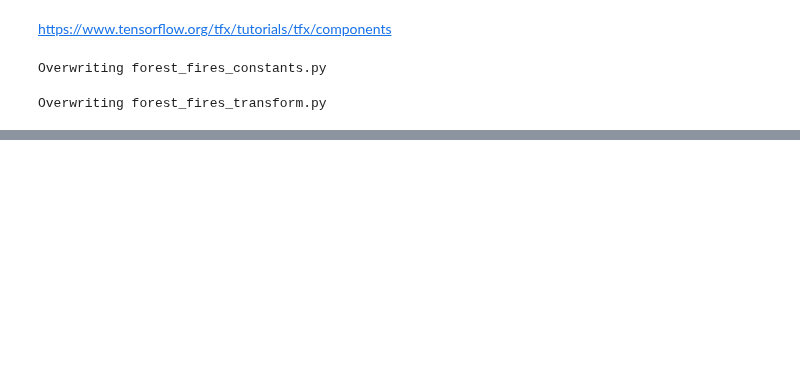
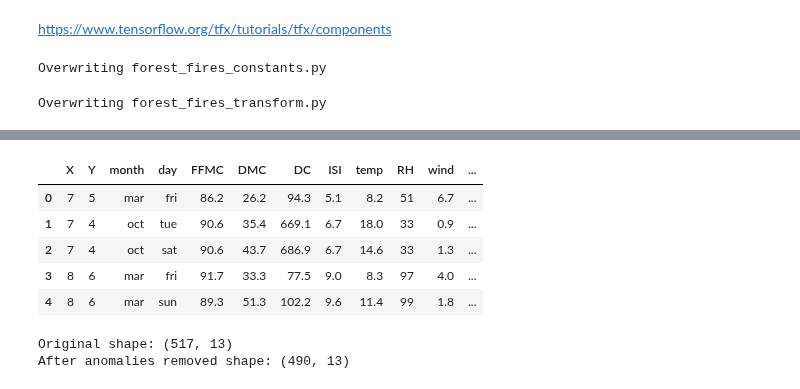
Before and after one commit to thushv89/manning_tf2_in_action, a Jupyter notebook: Ch14/14.1_Productionize_with_tfx.ipynb, the cells around one changed output, grey strips where cells are left out. Drawn from its saved outputs; the diff is of its cells as text; code cells hidden in the pictures; blank space fills up the shorter version.

```diff
--- a/Ch14/14.1_Productionize_with_tfx.ipynb
+++ b/Ch14/14.1_Productionize_with_tfx.ipynb
@@ -369,0 +1017,19 @@ Overwriting forest_fires_transform.py
+# %%
+df = pd.read_csv(os.path.join('data','csv','forestfires.csv'), header=0)
+df.head()
+# %% [output]
+|  | X | Y | month | day | FFMC | DMC | DC | ISI | temp | RH | wind | ... |
+| 0 | 7 | 5 | mar | fri | 86.2 | 26.2 | 94.3 | 5.1 | 8.2 | 51 | 6.7 | ... |
+| 1 | 7 | 4 | oct | tue | 90.6 | 35.4 | 669.1 | 6.7 | 18.0 | 33 | 0.9 | ... |
+| 2 | 7 | 4 | oct | sat | 90.6 | 43.7 | 686.9 | 6.7 | 14.6 | 33 | 1.3 | ... |
+| 3 | 8 | 6 | mar | fri | 91.7 | 33.3 | 77.5 | 9.0 | 8.3 | 97 | 4.0 | ... |
+| 4 | 8 | 6 | mar | sun | 89.3 | 51.3 | 102.2 | 9.6 | 11.4 | 99 | 1.8 | ... |
+# %%
+print("Original shape: {}".format(df.shape))
+valid_df = df[(df["FFMC"]>=60)&(df["ISI"]<=30)&(df["Y"]<=7)&(df["area"]<=75)&(df["rain"]<=1)]
+print("After anomalies removed shape: {}".format(valid_df.shape))
+os.makedirs(os.path.join('data','csv_valid'),exist_ok=True)
+valid_df.to_csv(os.path.join('data','csv_valid','forestfires.csv'), header=True, index=False)
+# %% [output]
+Original shape: (517, 13)
+After anomalies removed shape: (490, 13)
```
Also changed, not shown: parts of 29 cells of this notebook, 4 other files.
